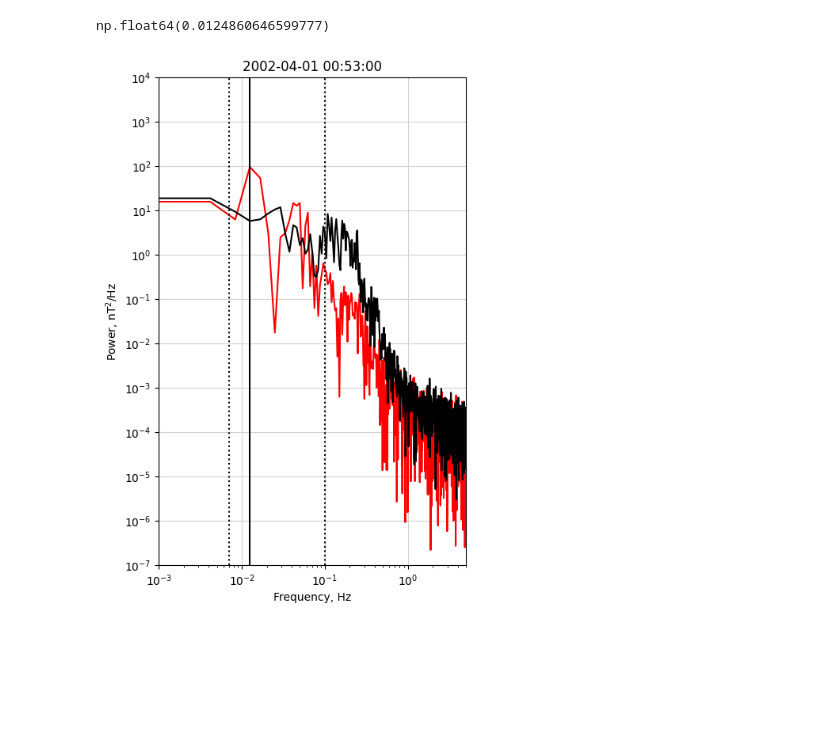
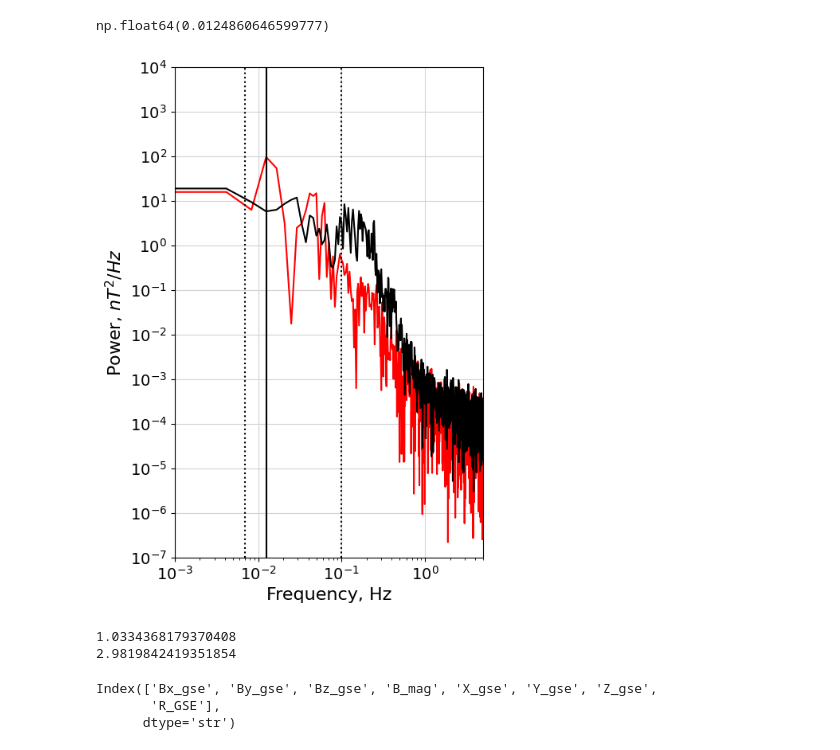
Before and after one commit to solarwindstream/gipm-mapping, a Jupyter notebook: FunWithFourier.ipynb, the cells around one changed output. Cells and saved outputs as stored; diff of their text form; code cells hidden in the pictures; blank space fills up the shorter version.

Commit message:
updates to FwF for testing

```diff
--- a/FunWithFourier.ipynb
+++ b/FunWithFourier.ipynb
@@ -201,33 +224,99 @@ para_power = spec_0['Parallel Power']
 
 idx_max_freq = spec_0[['Parallel Power']].idxmax()
 max_freq = spec_0.loc[idx_max_freq,'Freq'].values[0]
 
 int_lower_lim = 7*(10**(-3))
 int_upper_lim = 100*(10**(-3))
 
 fig, ax = plt.subplots(figsize = (5, 8))
 
-ax.set_title('2002-04-01 00:53:00')
+#ax.set_title('2002-04-01 00:53:00')
 ax.plot(frequency, para_power, color="red", label='Parallel Power')
 ax.plot(frequency, perp_power, color="black", label='Perpendicular Power')
 ax.set_xscale('log')
 ax.set_yscale('log')
-ax.set_ylabel('Power, $\mathrm{nT^2/Hz}$')
+ax.set_ylabel('Power, $nT^2/Hz$')
 ax.set_xlabel('Frequency, Hz')
 ax.set_xlim(0.001, 5)
 ax.set_ylim(0.0000001, 10000)
 ax.yaxis.set_major_locator(ticker.LogLocator(base=10, numticks=15))
 #ax.yaxis.set_minor_locator(ticker.LogLocator(base=10, numticks=10))
 ax.vlines(x=max_freq, ymin = 0.0000001, ymax = 10000, linestyles='-', color='k', label='Lower Bound')
 ax.vlines(x=int_lower_lim, ymin = 0.0000001, ymax = 10000, linestyles='dotted', color='k', label='Lower Bound')
 ax.vlines(x=int_upper_lim, ymin = 0.0000001, ymax = 10000, linestyles='dotted', color='k', label='Upper Bound')
 #ax.legend(loc='lower center')
 plt.rc('xtick', labelsize=14)    # fontsize of the tick labels
 plt.rc('ytick', labelsize=14)
 plt.rc('axes', labelsize=16)
 
 ax.set_axisbelow(True)
 ax.yaxis.grid(color='lightgray')
 ax.xaxis.grid(color='lightgray')
 # %% [output]
-[figure, old version]
+[figure, new version]
+# %%
+#testing
+
+cl_1_unfiltered = cl_1_df.loc[(cl_1_df['GIPM X (OMNI mean)'].notnull())]
+
+temp_cl_1_datetimes = []
+temp_cl_1_peak_freqs = []
+temp_cl_1_ellipticity = []
+temp_spec_list = []
+
+for datetime in cl_1_unfiltered.index:
+    temp_cl_1_datetimes.append(datetime)
+    filename = '/Users/roseatkinson/Documents/Spectra_2001/FS_'+ str(datetime) + '_C1.csv'
+    f_df = pd.read_csv(filename)
+    temp_spec_list.append(f_df)
+    #find the index of peak compressive power
+    max_pwr_idx = f_df[['Parallel Power']].idxmax()
+    max_freq = f_df.loc[max_pwr_idx, 'Freq'].values[0]
+    temp_cl_1_peak_freqs.append(max_freq)
+
+    ## Compute the power into the required frequency range using midpoint integration
+    F_LOW,F_HIGH = 7e-3,1e-1
+    #make np arrays of columns first
+    freq = f_df['Freq'].to_numpy()
+    p_perp_1 = f_df['Perp 1 Power'].to_numpy()
+    p_perp_2 = f_df['Perp 2 Power'].to_numpy()
+    mask = (freq>F_LOW) & (freq<F_HIGH)
+    delta_f = freq[1] - freq[0]
+    P_perp_1 = np.sum(p_perp_1[mask])*delta_f
+    P_perp_2 = np.sum(p_perp_2[mask])*delta_f
+
+    if P_perp_1 > P_perp_2:
+        ratio = P_perp_1/P_perp_2
+        temp_cl_1_ellipticity.append(ratio)
+    else:
+        ratio = P_perp_2/P_perp_1
+        temp_cl_1_ellipticity.append(ratio)
+
+
+temp_cl_1_df = pd.DataFrame({
+    'time': temp_cl_1_datetimes,
+    'Peak Frequency': temp_cl_1_peak_freqs,
+    'Perp 1/Perp 2': temp_cl_1_ellipticity
+})
+
+temp_cl_1_df.set_index('time', inplace=True)
+#will temporarily have to test with restrictions lifted!
+
+fs_int_start = pd.to_datetime('2001-04-23 05:08:00')
+fs_int_end = pd.to_datetime('2001-04-23 05:12:00')
+
+sw_int_start = pd.to_datetime('2001-04-23 03:52:00')
+sw_int_end = pd.to_datetime('2001-04-23 03:56:00')
+
+#read out results for eastwood intervals
+
+#Eastwood Intervals: 2001-04-23 03:52:00 (Pristine)
+#2001-04-23 05:10:00
+
+fs_freq = temp_cl_1_df.loc[fs_int_start, 'Peak Frequency']
+sw_freq = temp_cl_1_df.loc[sw_int_start, 'Peak Frequency']
+print(temp_cl_1_df.loc[fs_int_start, 'Perp 1/Perp 2'])
+print(temp_cl_1_df.loc[sw_int_start, 'Perp 1/Perp 2'])
+# %% [output]
+1.0334368179370408
+2.9819842419351854
@@ -233,0 +336,6 @@ ax.xaxis.grid(color='lightgray')
+# %%
+fs_df.columns
+# %% [output]
+Index(['Bx_gse', 'By_gse', 'Bz_gse', 'B_mag', 'X_gse', 'Y_gse', 'Z_gse',
+       'R_GSE'],
+      dtype='str')
```
Also changed, not shown: parts of 15 cells of this notebook.
